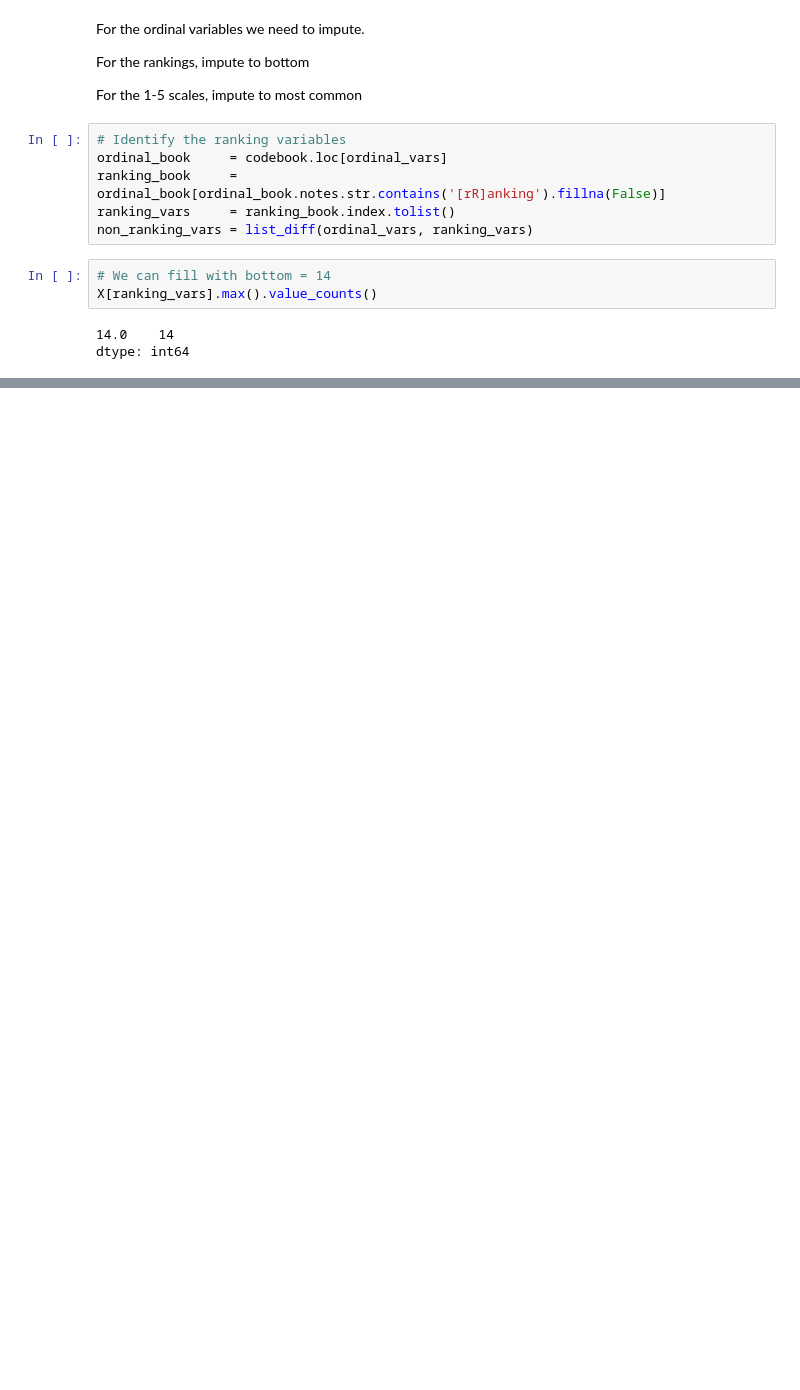
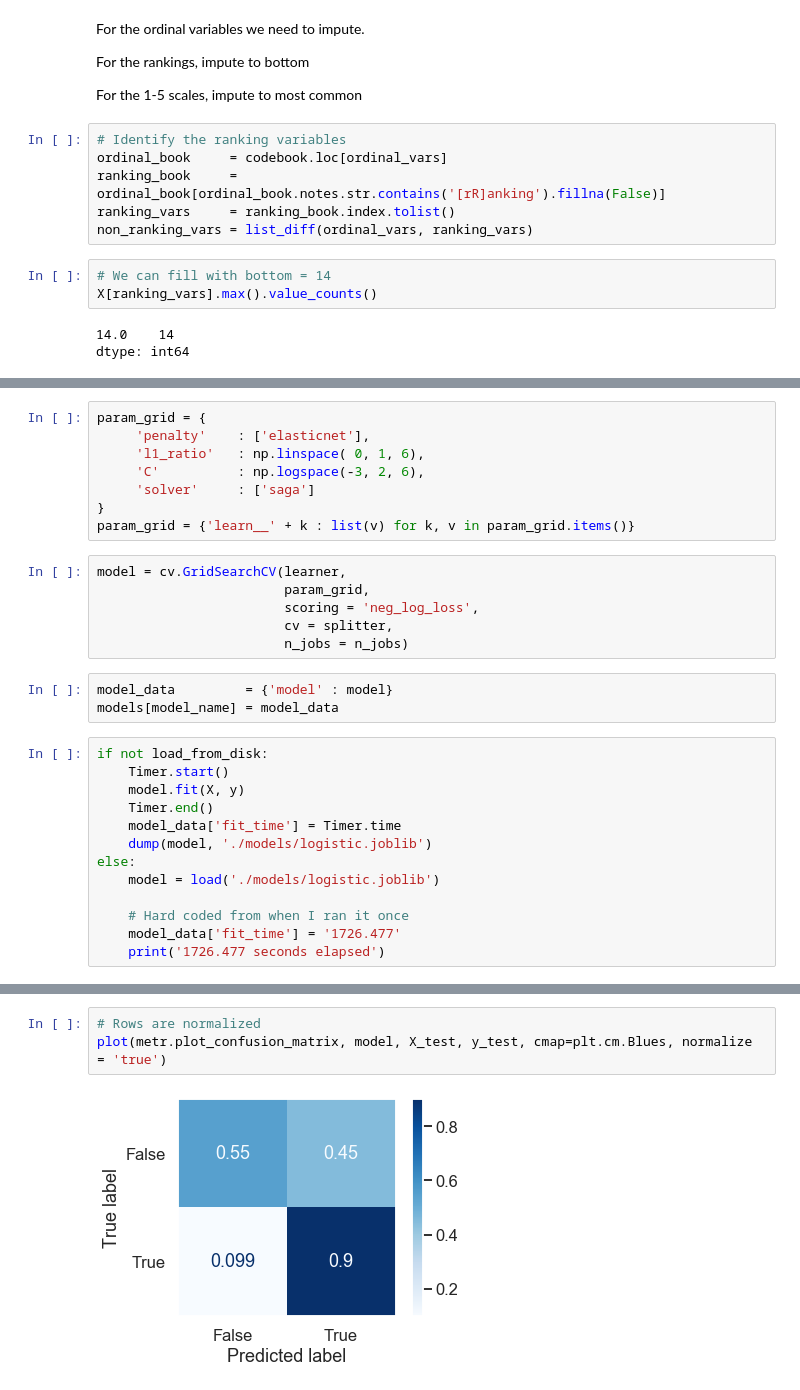
Before and after one commit to rcharan/nature-phd-survey, a Jupyter notebook: analyze.ipynb, the cells around one changed output, grey strips where cells are left out. Saved outputs shown, nothing was run; the diff lists cells and outputs as text; blank space fills up the shorter version.

```diff
--- a/analyze.ipynb
+++ b/analyze.ipynb
@@ -223,0 +274,30 @@ print(f'{model.score(X_test, target_test) : .1%}')
+# %%
+param_grid = {
+     'penalty'    : ['elasticnet'],
+     'l1_ratio'   : np.linspace( 0, 1, 6),
+     'C'          : np.logspace(-3, 2, 6),
+     'solver'     : ['saga']
+}
+param_grid = {'learn__' + k : list(v) for k, v in param_grid.items()}
+# %%
+model = cv.GridSearchCV(learner,
+                        param_grid,
+                        scoring = 'neg_log_loss',
+                        cv = splitter,
+                        n_jobs = n_jobs)
+# %%
+model_data         = {'model' : model}
+models[model_name] = model_data
+# %%
+if not load_from_disk:
+    Timer.start()
+    model.fit(X, y)
+    Timer.end()
+    model_data['fit_time'] = Timer.time
+    dump(model, './models/logistic.joblib')
+else:
+    model = load('./models/logistic.joblib')
+
+    # Hard coded from when I ran it once
+    model_data['fit_time'] = '1726.477'
+    print('1726.477 seconds elapsed')
@@ -223,0 +306,5 @@ print(f'{model.score(X_test, target_test) : .1%}')
+# %%
+# Rows are normalized
+plot(metr.plot_confusion_matrix, model, X_test, y_test, cmap=plt.cm.Blues, normalize = 'true')
+# %% [output]
+[figure, added]
```
Also changed, not shown: parts of 47 cells of this notebook, 2 other files.
